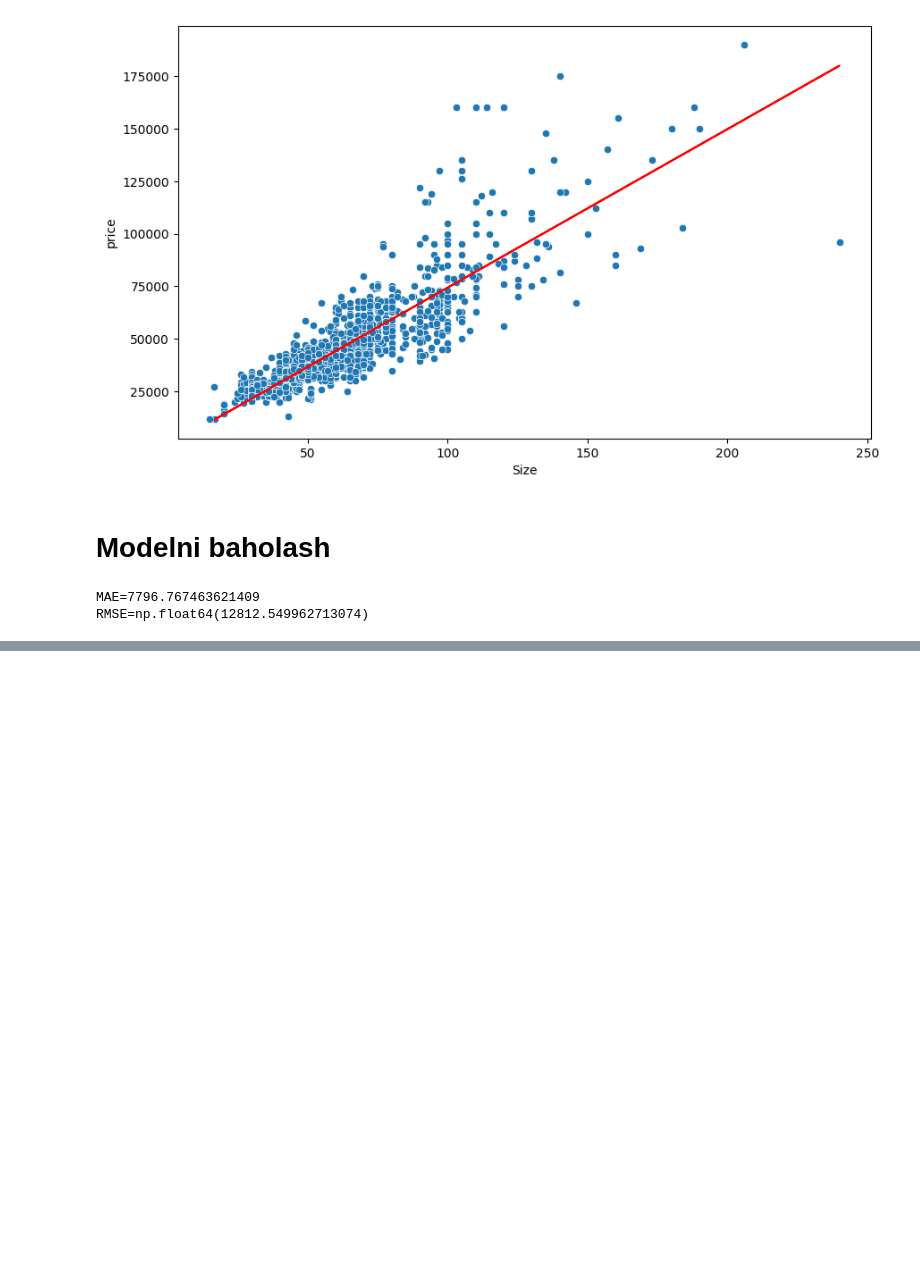
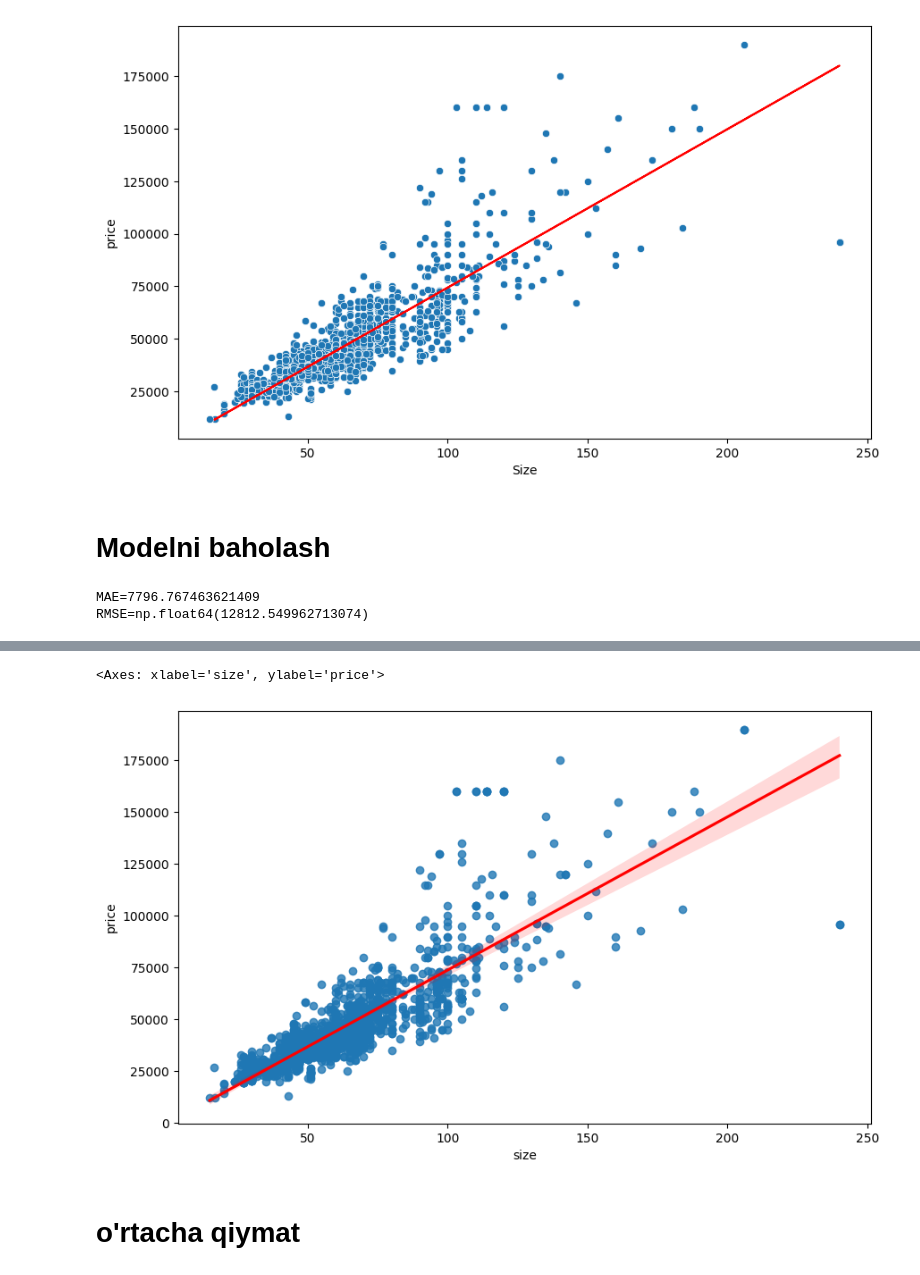
Before and after one commit to BehruzMaxmudov1203/Regression-ML, a Jupyter notebook: test.ipynb, the cells around one changed output, grey strips where cells are left out. Drawn from its saved outputs; the diff is of its cells as text; code cells hidden in the pictures; blank space fills up the shorter version.

```diff
--- a/test.ipynb
+++ b/test.ipynb
@@ -87,0 +150,6 @@ RMSE=np.float64(12812.549962713074)
+# %%
+plt.figure(figsize=(10,6))
+sns.regplot(data=housing,x='size',y='price',line_kws={'color':'red'})
+# %% [output]
+<Axes: xlabel='size', ylabel='price'>
+[figure, added]
@@ -87,0 +158,2 @@ RMSE=np.float64(12812.549962713074)
+# %% [markdown]
+# o'rtacha qiymat
```
Also changed, not shown: parts of 26 cells of this notebook, 12 other files.
